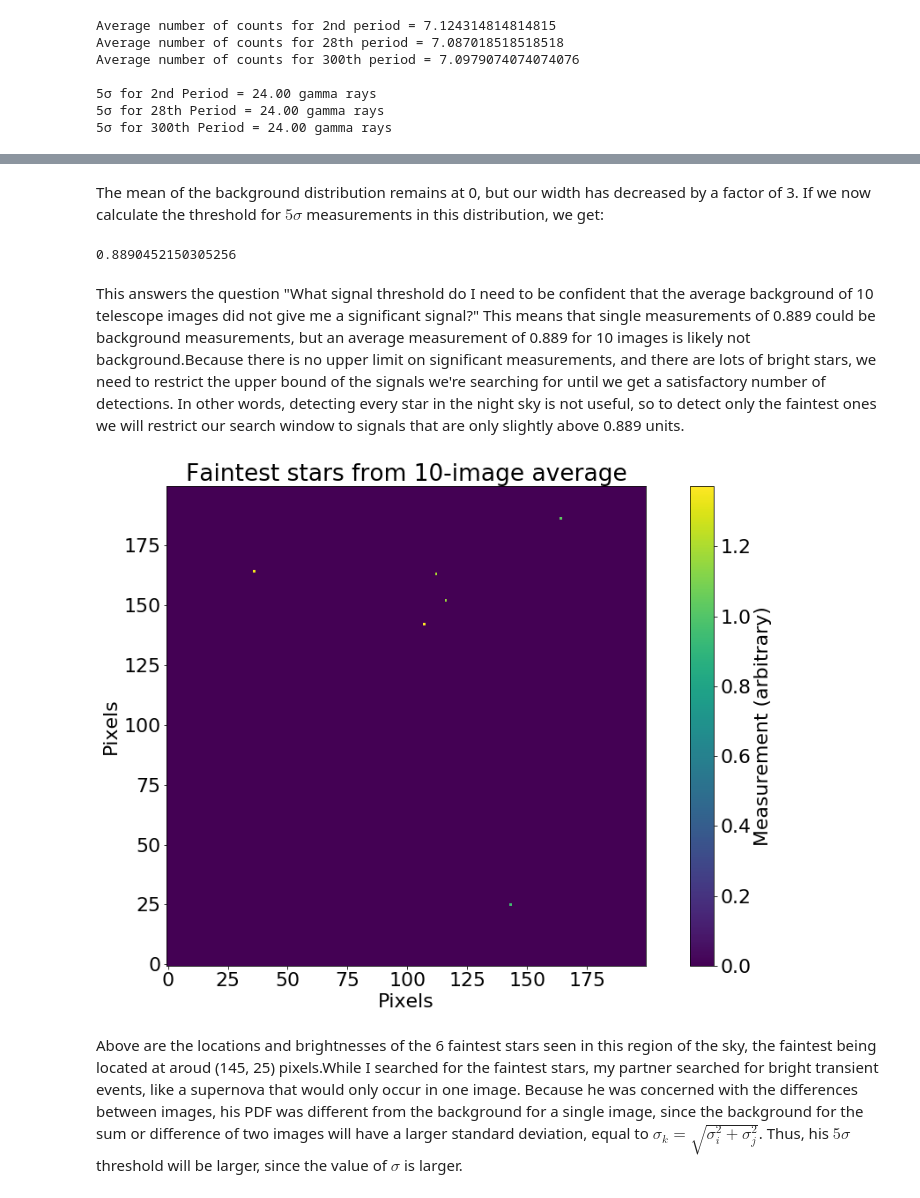
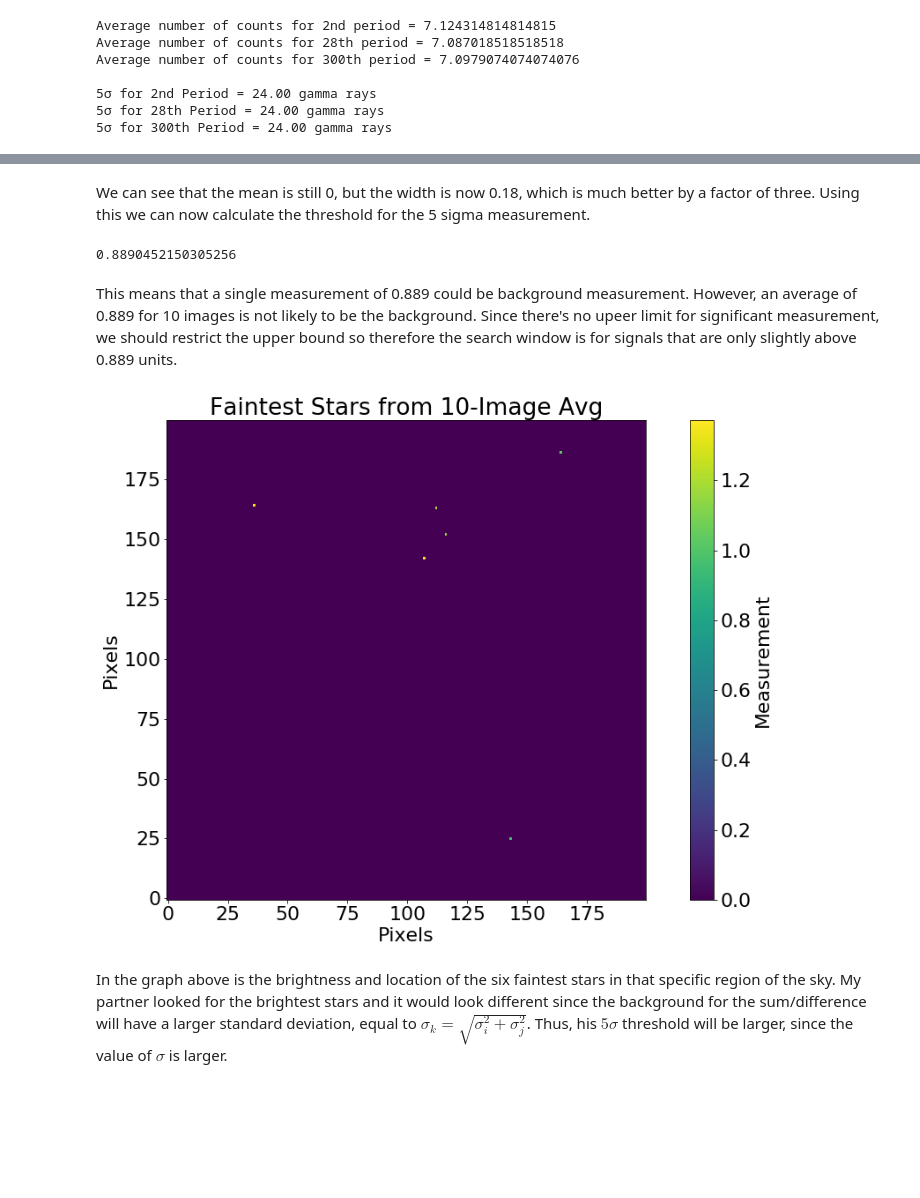
Before and after one commit to ardenchaing/Phys-434, a Jupyter notebook: Lab4.ipynb, the cells around one changed output, grey strips where cells are left out. Cells and saved outputs as stored; diff of their text form; code cells hidden in the pictures; blank space fills up the shorter version.

```diff
--- a/Lab4.ipynb
+++ b/Lab4.ipynb
@@ -224,22 +223,22 @@ Mean -0.0001292660742716416, Std dev 0.1778348962220202
-# %% [markdown]
-The mean of the background distribution remains at 0, but our width has decreased by a factor of 3. If we now calculate the threshold for $5\sigma$ measurements in this distribution, we get:
+# %% [markdown]
+We can see that the mean is still 0, but the width is now 0.18, which is much better by a factor of three. Using this we can now calculate the threshold for the 5 sigma measurement.
 # %%
 threshold = stats.norm(mean, std_dev).ppf(stats.norm.cdf(5))
 print(threshold)
 # %% [output]
 0.8890452150305256
-# %% [markdown]
-This answers the question "What signal threshold do I need to be confident that the average background of 10 telescope images did not give me a significant signal?" This means that single measurements of 0.889 could be background measurements, but an average measurement of 0.889 for 10 images is likely not background.Because there is no upper limit on significant measurements, and there are lots of bright stars, we need to restrict the upper bound of the signals we're searching for until we get a satisfactory number of detections. In other words, detecting every star in the night sky is not useful, so to detect only the faintest ones we will restrict our search window to signals that are only slightly above 0.889 units.
+# %% [markdown]
+This means that a single measurement of 0.889 could be background measurement. However, an average of 0.889 for 10 images is not likely to be the background. Since there's no upeer limit for significant measurement, we should restrict the upper bound so therefore the search window is for signals that are only slightly above 0.889 units.
 # %%
 delta = 0.5
 detections = (average_img > threshold) & (average_img < threshold + delta)
-plt.title('Faintest stars from 10-image average')
+plt.title('Faintest Stars from 10-Image Avg')
 plt.xlabel('Pixels')
 plt.ylabel('Pixels')
 plt.imshow(average_img * detections, origin='lower')
 cbar = plt.colorbar()
-cbar.set_label('Measurement (arbitrary)')
+cbar.set_label('Measurement')
 # %% [output]
-[figure, old version]
+[figure, new version]
 # %% [markdown]
-Above are the locations and brightnesses of the 6 faintest stars seen in this region of the sky, the faintest being located at aroud (145, 25) pixels.While I searched for the faintest stars, my partner searched for bright transient events, like a supernova that would only occur in one image. Because he was concerned with the differences between images, his PDF was different from the background for a single image, since the background for the sum or difference of two images will have a larger standard deviation, equal to $\sigma_k = \sqrt{\sigma_i^2 + \sigma_j^2}$. Thus, his $5\sigma$ threshold will be larger, since the value of $\sigma$ is larger.
+In the graph above is the brightness and location of the six faintest stars in that specific region of the sky. My partner looked for the brightest stars and it would look different since the background for the sum/difference will have a larger standard deviation, equal to $\sigma_k = \sqrt{\sigma_i^2 + \sigma_j^2}$. Thus, his $5\sigma$ threshold will be larger, since the value of $\sigma$ is larger.
```
Also changed, not shown: parts of 17 cells of this notebook, 1 other file.
